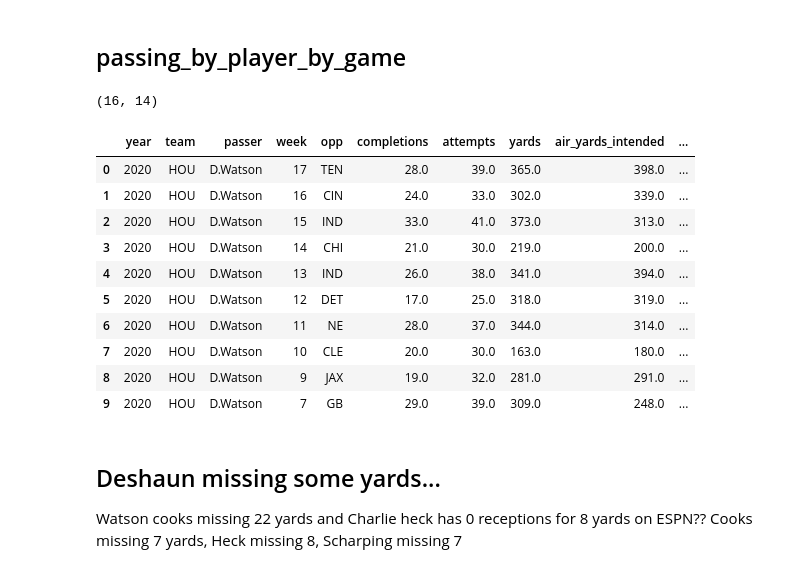
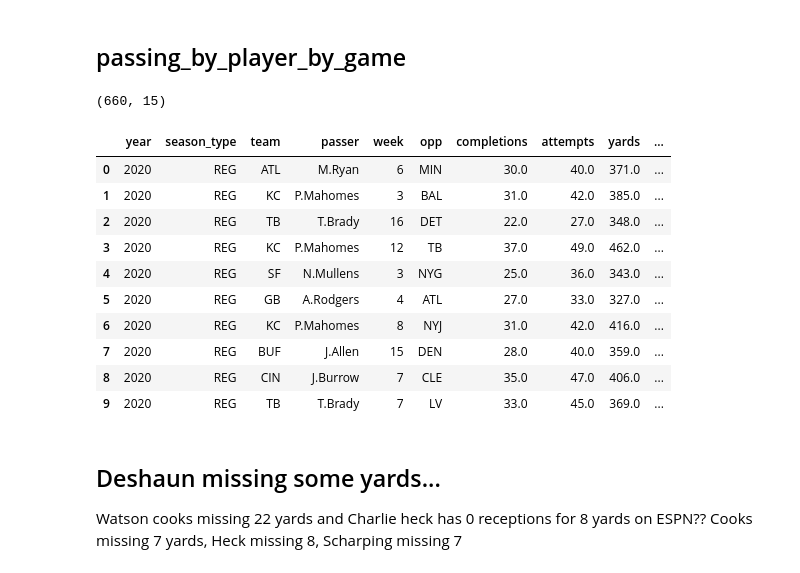
Before and after one commit to shind07/nfl-data, a Jupyter notebook: notebooks/passing.ipynb, the cells around one changed output. Drawn from its saved outputs; the diff is of its cells as text; code cells hidden in the pictures.

```diff
--- a/notebooks/passing.ipynb
+++ b/notebooks/passing.ipynb
@@ -449,45 +456,45 @@ df_pass.head(10)
 ## Deshaun is missing some yards - looks like week 16 at cinci is the culprint
 query = """
     SELECT
         year,
+        season_type,
         posteam AS team,
         passer,
         week,
         defteam as opp,
         SUM(complete_pass) AS completions,
         SUM(pass_attempt) AS attempts,
         SUM(yards_gained) AS yards,
         SUM(air_yards) AS air_yards_intended,
         SUM(CASE WHEN complete_pass = 1 THEN air_yards ELSE 0 END) AS air_yards_completed,
         SUM(pass_touchdown) AS td,
         SUM(interception) as int,
         SUM(fumble) as fumbles,
         SUM(epa) AS epa
     FROM
         play_by_play_enriched
     WHERE
         (play_type = 'pass' or play_type = 'qb_spike')
         AND two_point_attempt = 0
         AND sack = 0
-        AND passer = 'D.Watson'
     GROUP BY
-        year, week, defteam, posteam, passer
+        year, week, defteam, posteam, passer, season_type
     ORDER BY
-        week DESC
+        epa DESC
 """
 df_pass = pd.read_sql(query, db_conn)
 print(df_pass.shape)
 df_pass.head(10)
 # %% [output]
-(16, 14)
+(660, 15)
-|  | year | team | passer | week | opp | completions | attempts | yards | air_yards_intended | ... |
-| 0 | 2020 | HOU | D.Watson | 17 | TEN | 28.0 | 39.0 | 365.0 | 398.0 | ... |
-| 1 | 2020 | HOU | D.Watson | 16 | CIN | 24.0 | 33.0 | 302.0 | 339.0 | ... |
-| 2 | 2020 | HOU | D.Watson | 15 | IND | 33.0 | 41.0 | 373.0 | 313.0 | ... |
-| 3 | 2020 | HOU | D.Watson | 14 | CHI | 21.0 | 30.0 | 219.0 | 200.0 | ... |
-| 4 | 2020 | HOU | D.Watson | 13 | IND | 26.0 | 38.0 | 341.0 | 394.0 | ... |
-| 5 | 2020 | HOU | D.Watson | 12 | DET | 17.0 | 25.0 | 318.0 | 319.0 | ... |
-| 6 | 2020 | HOU | D.Watson | 11 | NE | 28.0 | 37.0 | 344.0 | 314.0 | ... |
-| 7 | 2020 | HOU | D.Watson | 10 | CLE | 20.0 | 30.0 | 163.0 | 180.0 | ... |
-| 8 | 2020 | HOU | D.Watson | 9 | JAX | 19.0 | 32.0 | 281.0 | 291.0 | ... |
-| 9 | 2020 | HOU | D.Watson | 7 | GB | 29.0 | 39.0 | 309.0 | 248.0 | ... |
+|  | year | season_type | team | passer | week | opp | completions | attempts | yards | ... |
+| 0 | 2020 | REG | ATL | M.Ryan | 6 | MIN | 30.0 | 40.0 | 371.0 | ... |
+| 1 | 2020 | REG | KC | P.Mahomes | 3 | BAL | 31.0 | 42.0 | 385.0 | ... |
+| 2 | 2020 | REG | TB | T.Brady | 16 | DET | 22.0 | 27.0 | 348.0 | ... |
+| 3 | 2020 | REG | KC | P.Mahomes | 12 | TB | 37.0 | 49.0 | 462.0 | ... |
+| 4 | 2020 | REG | SF | N.Mullens | 3 | NYG | 25.0 | 36.0 | 343.0 | ... |
+| 5 | 2020 | REG | GB | A.Rodgers | 4 | ATL | 27.0 | 33.0 | 327.0 | ... |
+| 6 | 2020 | REG | KC | P.Mahomes | 8 | NYJ | 31.0 | 42.0 | 416.0 | ... |
+| 7 | 2020 | REG | BUF | J.Allen | 15 | DEN | 28.0 | 40.0 | 359.0 | ... |
+| 8 | 2020 | REG | CIN | J.Burrow | 7 | CLE | 35.0 | 47.0 | 406.0 | ... |
+| 9 | 2020 | REG | TB | T.Brady | 7 | LV | 33.0 | 45.0 | 369.0 | ... |
```
Also changed, not shown: parts of 8 cells of this notebook, 5 other files.
